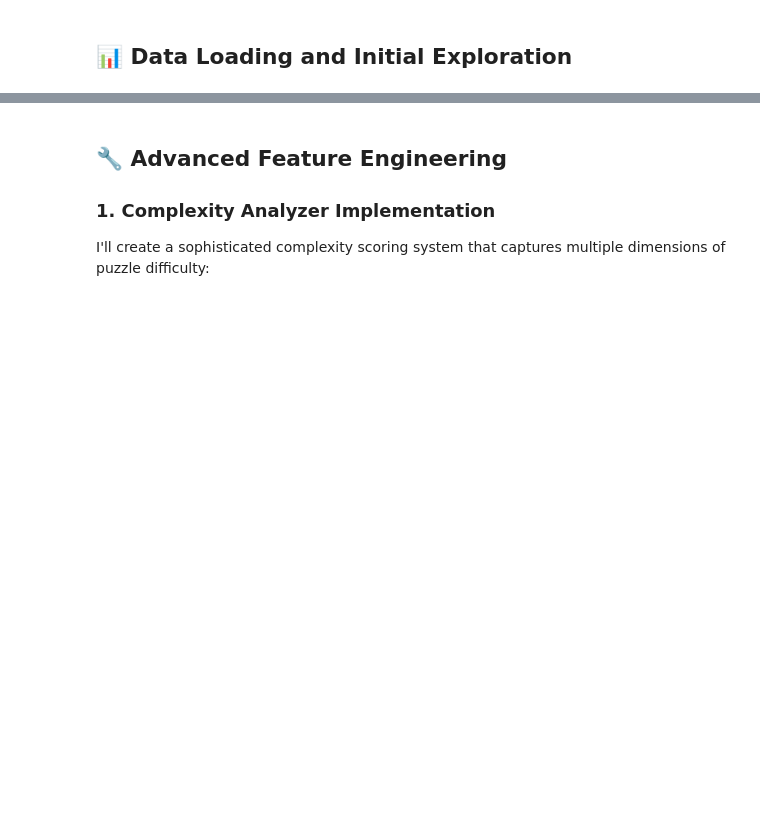
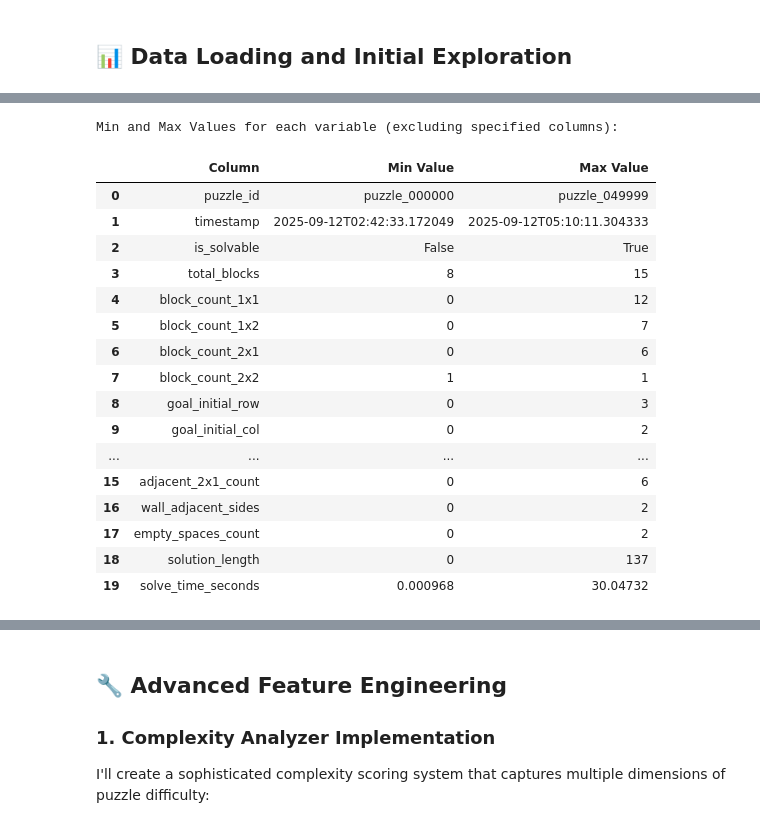
Before and after one commit to kshitij0001/Klotski-Data-Analysis, a Jupyter notebook: backend/Klotski_ML_Analysis_Portfolio.ipynb, the cells around one changed output, grey strips where cells are left out. Drawn from its saved outputs; the diff is of its cells as text; code cells hidden in the pictures; blank space fills up the shorter version.

```diff
--- a/backend/Klotski_ML_Analysis_Portfolio.ipynb
+++ b/backend/Klotski_ML_Analysis_Portfolio.ipynb
@@ -153,0 +258,2 @@ display(df.describe())
+# %%
+df = df.drop(columns=['step_number'])
@@ -153,0 +298,51 @@ display(df.describe())
+# %%
+def check_min_max_values(df, ignore_columns=None):
+    """
+    Check the minimum and maximum values for each variable in the dataframe,
+    excluding specified columns, and print the results in a table format.
+
+    :param df: The DataFrame
+    :param ignore_columns: List of columns to ignore (default is None)
+    """
+    if ignore_columns is None:
+        ignore_columns = []
+
+    # Create a list to store the results
+    results = []
+
+    # Iterate over each column and calculate the min and max values, excluding ignored columns
+    for column in df.columns:
+        if column not in ignore_columns:
+            min_value = df[column].min()
+            max_value = df[column].max()
+            results.append([column, min_value, max_value])
+
+    # Create a DataFrame from the results
+    result_df = pd.DataFrame(results, columns=['Column', 'Min Value', 'Max Value'])
+
+    # Display the result_df DataFrame (Pandas will print it in table format)
+    print("\nMin and Max Values for each variable (excluding specified columns):")
+    display(result_df)  # `display()` is useful in Jupyter Notebooks for better formatting
+
+# Example usage
+ignore_columns = ['initial_block_states', 'board_visual', 'empty_space']
+check_min_max_values(df, ignore_columns)
+# %% [output]
+Min and Max Values for each variable (excluding specified columns):
+|  | Column | Min Value | Max Value |
+| 0 | puzzle_id | puzzle_000000 | puzzle_049999 |
+| 1 | timestamp | 2025-09-12T02:42:33.172049 | 2025-09-12T05:10:11.304333 |
+| 2 | is_solvable | False | True |
+| 3 | total_blocks | 8 | 15 |
+| 4 | block_count_1x1 | 0 | 12 |
+| 5 | block_count_1x2 | 0 | 7 |
+| 6 | block_count_2x1 | 0 | 6 |
+| 7 | block_count_2x2 | 1 | 1 |
+| 8 | goal_initial_row | 0 | 3 |
+| 9 | goal_initial_col | 0 | 2 |
+| ... | ... | ... | ... |
+| 15 | adjacent_2x1_count | 0 | 6 |
+| 16 | wall_adjacent_sides | 0 | 2 |
+| 17 | empty_spaces_count | 0 | 2 |
+| 18 | solution_length | 0 | 137 |
+| 19 | solve_time_seconds | 0.000968 | 30.04732 |
```
Also changed, not shown: parts of 17 cells of this notebook.
